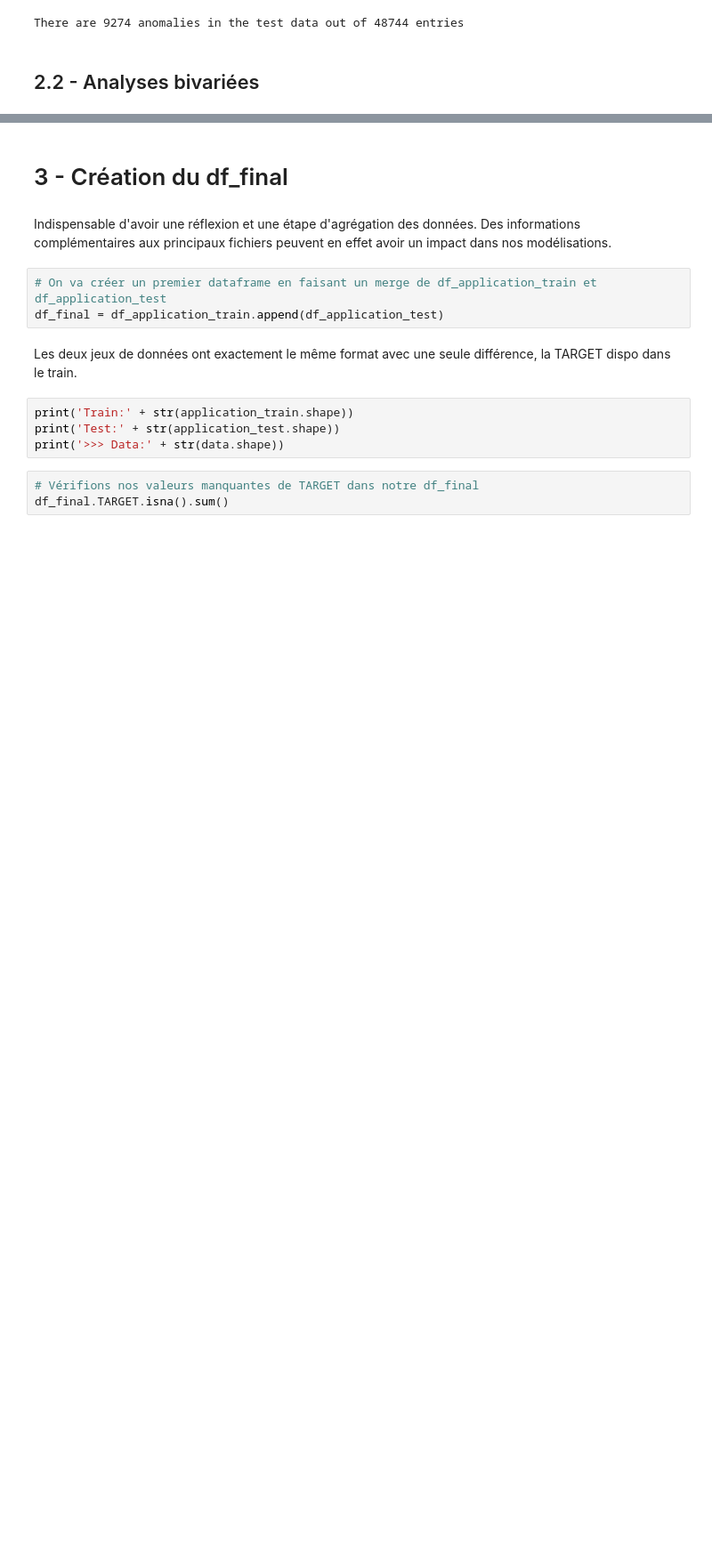
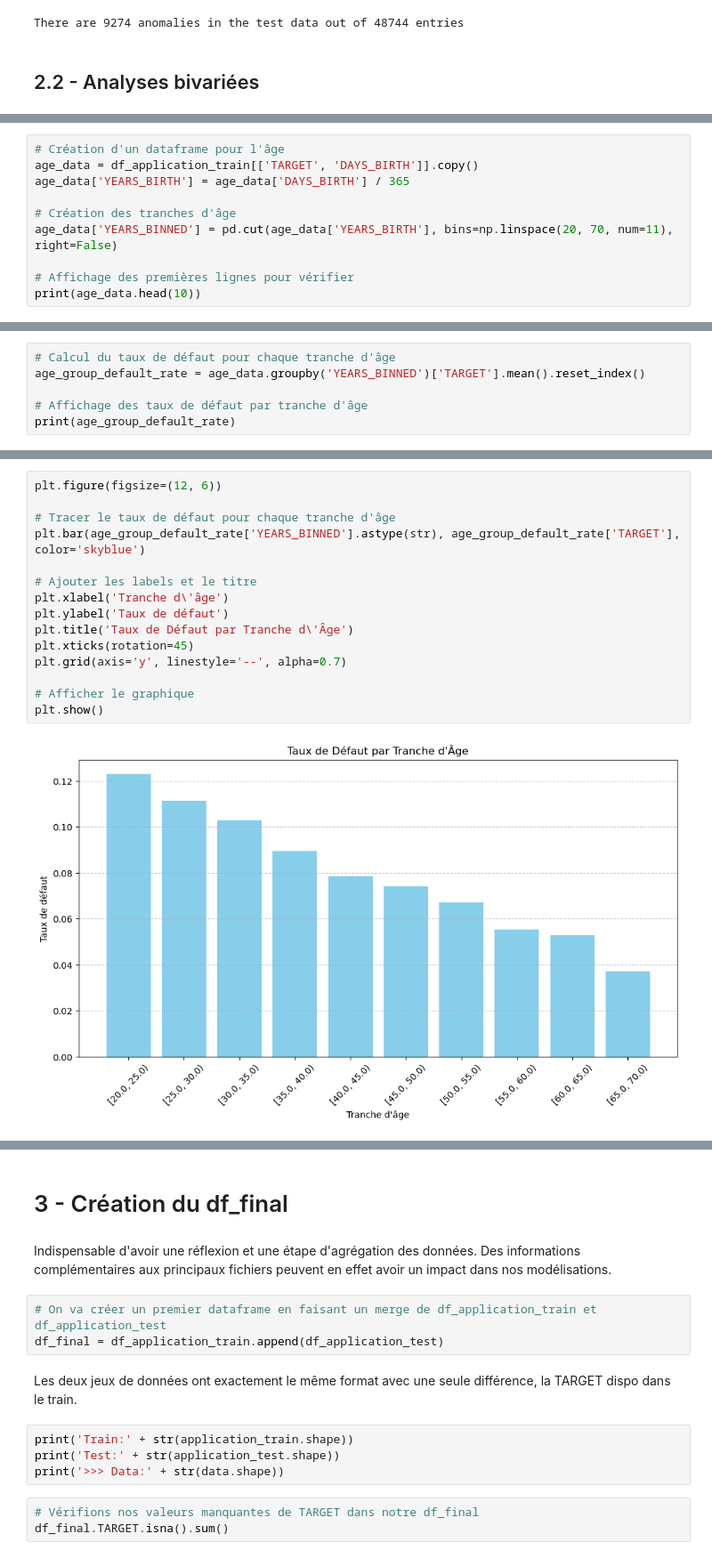
Before and after one commit to GaryMauger/P7_implementer_modele_scoring, a Jupyter notebook: Projet_7.ipynb, the cells around one changed output, grey strips where cells are left out. Shown at 89% size. Cells and saved outputs as stored; diff of their text form; blank space fills up the shorter version.

```diff
--- a/Projet_7.ipynb
+++ b/Projet_7.ipynb
@@ -778,0 +878,10 @@ Let's take a look at some of more significant correlations: the DAYS_BIRTH is th
+# %%
+# Création d'un dataframe pour l'âge
+age_data = df_application_train[['TARGET', 'DAYS_BIRTH']].copy()
+age_data['YEARS_BIRTH'] = age_data['DAYS_BIRTH'] / 365
+
+# Création des tranches d'âge
+age_data['YEARS_BINNED'] = pd.cut(age_data['YEARS_BIRTH'], bins=np.linspace(20, 70, num=11), right=False)
+
+# Affichage des premières lignes pour vérifier
+print(age_data.head(10))
@@ -778,0 +900,6 @@ Let's take a look at some of more significant correlations: the DAYS_BIRTH is th
+# %%
+# Calcul du taux de défaut pour chaque tranche d'âge
+age_group_default_rate = age_data.groupby('YEARS_BINNED')['TARGET'].mean().reset_index()
+
+# Affichage des taux de défaut par tranche d'âge
+print(age_group_default_rate)
@@ -778,0 +918,17 @@ Let's take a look at some of more significant correlations: the DAYS_BIRTH is th
+# %%
+plt.figure(figsize=(12, 6))
+
+# Tracer le taux de défaut pour chaque tranche d'âge
+plt.bar(age_group_default_rate['YEARS_BINNED'].astype(str), age_group_default_rate['TARGET'], color='skyblue')
+
+# Ajouter les labels et le titre
+plt.xlabel('Tranche d\'âge')
+plt.ylabel('Taux de défaut')
+plt.title('Taux de Défaut par Tranche d\'Âge')
+plt.xticks(rotation=45)
+plt.grid(axis='y', linestyle='--', alpha=0.7)
+
+# Afficher le graphique
+plt.show()
+# %% [output]
+[figure, added]
```
Also changed, not shown: parts of 34 cells of this notebook.
